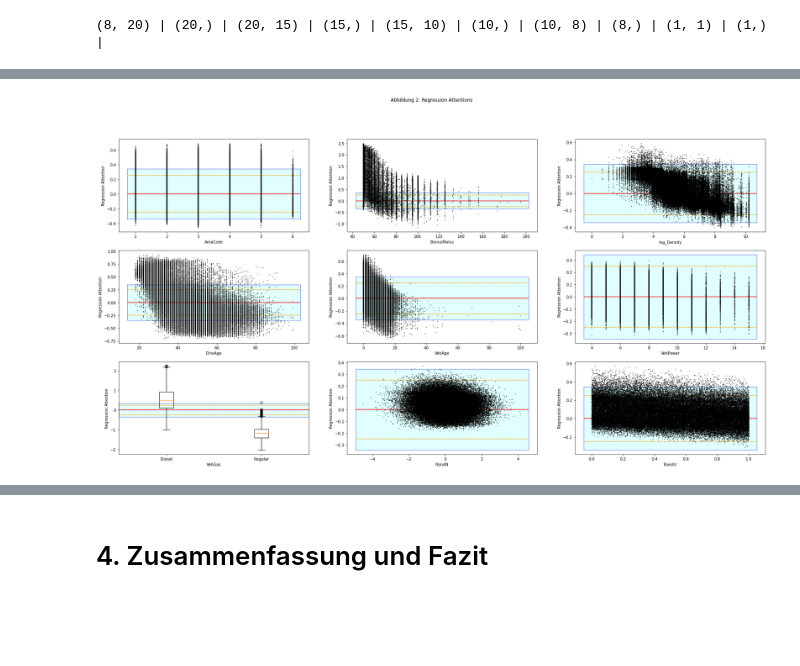
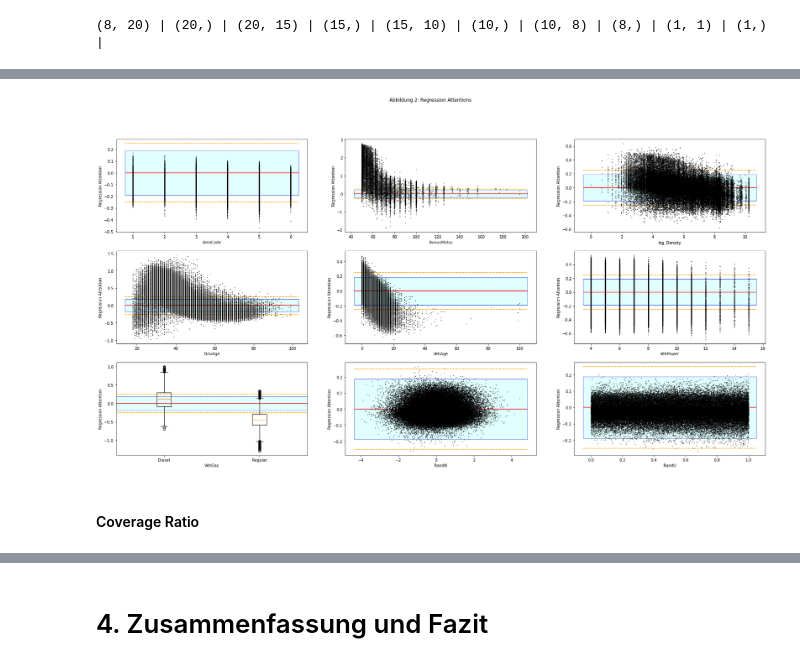
Before and after one commit to PK1706/pyLocalGLMnet, a Jupyter notebook: src/localGLMnet.ipynb, the cells around one changed output, grey strips where cells are left out. Saved outputs shown, nothing was run; the diff lists cells and outputs as text; code cells hidden in the pictures; blank space fills up the shorter version.

```diff
--- a/src/localGLMnet.ipynb
+++ b/src/localGLMnet.ipynb
@@ -728,0 +715,16 @@ lambda0
+# %%
+# Stetige und binäre Merkmale standardisieren:
+continous_columns = ["AreaCode", "BonusMalus", "log_Density", "DrivAge","VehAge", "VehPower"]
+binary_columns = ["VehGas"]
+
+x_freq_train_sc = x_freq_train.copy()
+x_freq_test_sc = x_freq_test.copy()
+
+scaler_freq = StandardScaler()
+x_freq_train_sc[continous_columns+binary_columns] = scaler_freq.fit_transform(x_freq_train_sc[continous_columns+binary_columns])
+x_freq_test_sc[continous_columns+binary_columns] = scaler_freq.transform(x_freq_test_sc[continous_columns+binary_columns])
+
+# Zufallsvariable RandU standardisieren
+scaler_freq_rand = StandardScaler()
+x_freq_train_sc["RandU"] = scaler_freq_rand.fit_transform(x_freq_train_sc[["RandU"]])
+x_freq_test_sc["RandU"] = scaler_freq_rand.transform(x_freq_test_sc[["RandU"]])
@@ -816,6 +817,6 @@ ________________________________________________________________________________
 # %%
 history_freq = local_glm_net_freq.fit(
-    [x_freq_train, exposures_train], y_freq_train, batch_size=5000, epochs=100, validation_split=0.2
+    [x_freq_train_sc, exposures_train], y_freq_train, batch_size=5000, epochs=100, validation_split=0.2
 )
 # %% [output]
 Epoch 1/100
@@ -864,13 +865,13 @@ weights_model_freq = keras.Model(
 )
 
 # Gewichte bestimmen
-beta_x_freq = weights_model_freq.predict(x_freq_test)
+beta_x_freq = weights_model_freq.predict(x_freq_test_sc)
 
 # Skalierung der Attention-Gewichte mithilfe des Gewichts der Response Schicht ( = Intercept beta_0)
 beta_x_freq_scaled = beta_x_freq * weights_freq[8]
 
 # Als DataFrame speichern um mittels der Merkmalsnamen auf die Attention Gewichte zugreifen zu können
-beta_x_freq_scaled = pd.DataFrame(beta_x_freq_scaled,columns = x_freq_test.columns)
+beta_x_freq_scaled = pd.DataFrame(beta_x_freq_scaled,columns = x_freq_test_sc.columns)
 # %%
 beta_x_freq_scaled
 # %% [output]
@@ -935,3 +928,7 @@ x_plot.reset_index(inplace = True)
+# %%
+x_att = x_freq_test.copy()
+# Index zurücksetzen, damit die Indizes mit beta_x_freq_scaled übereinstimmen
+x_att.reset_index(inplace = True)
 # %%
 fig_freq_attention, axs_freq_att = plt.subplots(nrows=3, ncols=3, figsize=(30, 15))
 
@@ -940,35 +937,37 @@ columns = continous_columns + binary_columns + ["RandN","RandU"]
 for i, ax in enumerate(axs_freq_att.flatten()):
 
     if (columns[i]=="VehGas"):
-        diesel_index = x_freq_test[x_freq_test["VehGas"] == "Diesel"].index
-        regular_index = x_freq_test[x_freq_test["VehGas"] == "Regular"].index
+        diesel_index = x_att[x_att["VehGas"] == 0].index
+        regular_index = x_att[x_att["VehGas"] == 1].index
         ax.boxplot([beta_x_freq_scaled.loc[diesel_index]["VehGas"],beta_x_freq_scaled.loc[regular_index]["VehGas"]],labels = ["Diesel", "Regular"], zorder=10)
 
     else:
-        ax.scatter(x_plot[columns[i]], beta_x_freq_scaled[columns[i]], s=0.5, c="black", zorder=10)
+        ax.scatter(x_att[columns[i]], beta_x_freq_scaled[columns[i]], s=0.5, c="black", zorder=10)
 
     x_min, x_max = ax.get_xlim()
     interval = patches.Rectangle(
             xy=(x_min, -abs(bound_freq)),
             height=2 * abs(bound_freq),
             width=x_max-x_min,
             edgecolor="royalblue",
             facecolor="lightcyan",
             alpha=0.8,
             zorder=1,
         )
 
     ax.add_patch(interval)
 
     ax.hlines(y=0.25, xmin=x_min, xmax=x_max, colors="orange", linestyles="dashed")
     ax.hlines(y=-0.25, xmin=x_min, xmax=x_max, colors="orange", linestyles="dashed")
     ax.hlines(y=0, xmin=x_min, xmax=x_max, colors="red")
 
     ax.add_patch(interval)
     ax.set_xlabel(columns[i])
     ax.set_ylabel("Regression Attention")
 
 fig_freq_attention.suptitle("Abbildung 2: Regression Attentions")
 plt.show()
 # %% [output]
-[figure, old version]
+[figure, new version]
+# %% [markdown]
+#### Coverage Ratio
```
Also changed, not shown: parts of 90 cells of this notebook.
